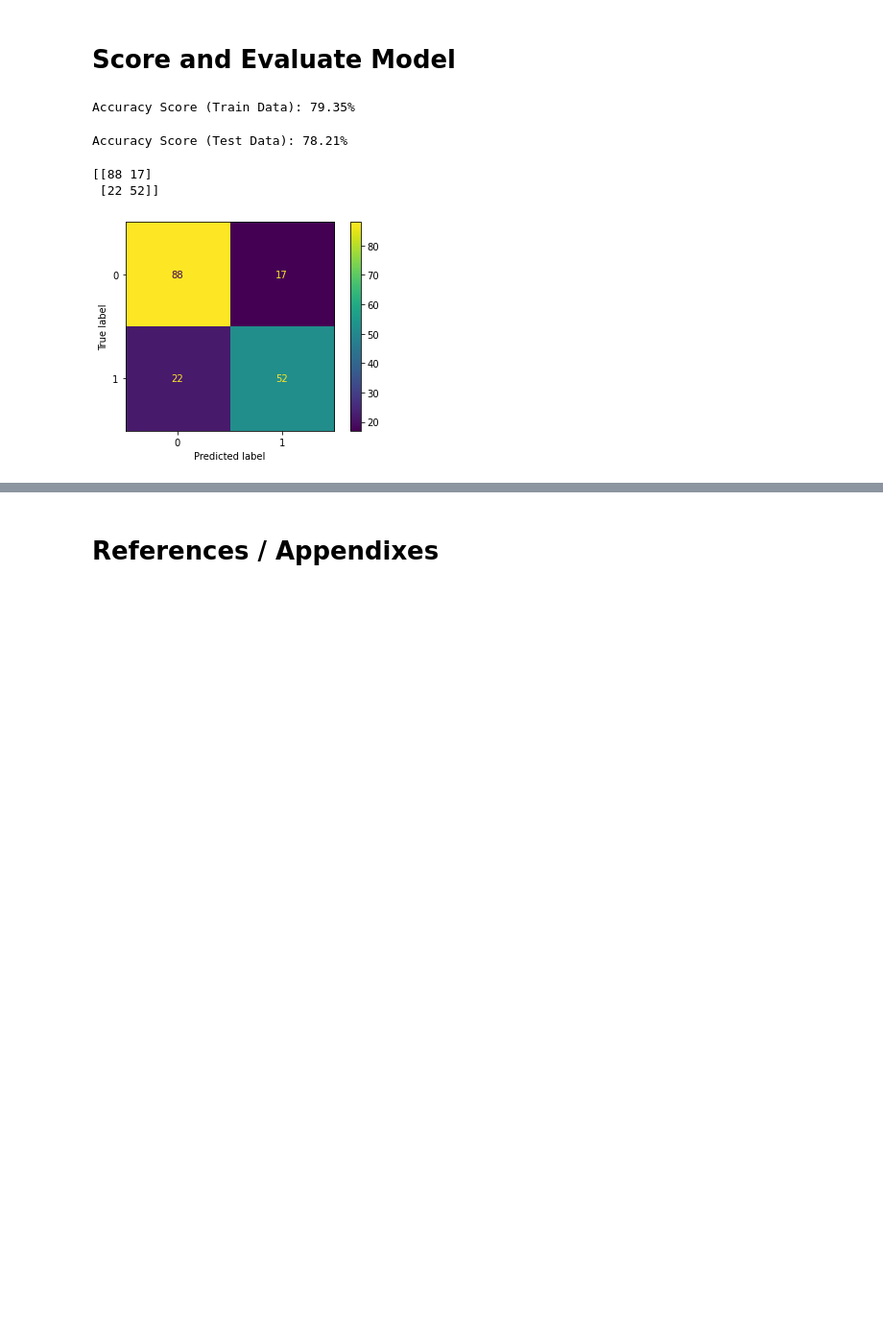
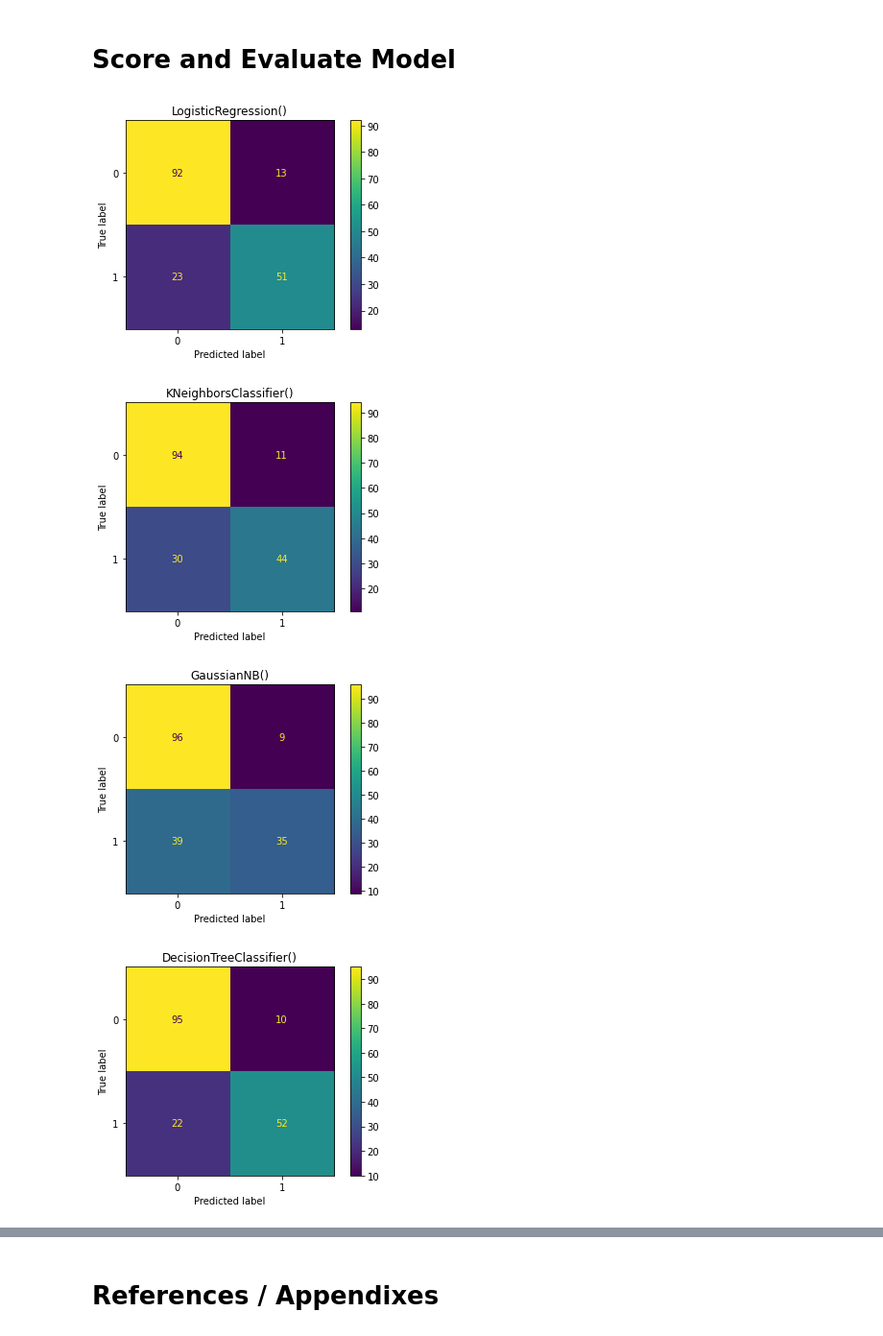
Before and after one commit to kelv-yap/sp_dsai_machine_learning, a Jupyter notebook: classification/classification.ipynb, the cells around one changed output, grey strips where cells are left out. Shown at 96% size. Drawn from its saved outputs; the diff is of its cells as text; code cells hidden in the pictures; blank space fills up the shorter version.

Commit message:
Loop 5 models

```diff
--- a/classification/classification.ipynb
+++ b/classification/classification.ipynb
@@ -183,7 +194,7 @@ LogisticRegression(multi_class='multinomial', solver='newton-cg')
 # %% [markdown]
 ## 2. K-Nearest Neighbour
 # %%
-from sklearn.neighbors import KNeighborsClassifier
+# from sklearn.neighbors import KNeighborsClassifier
 
-model = KNeighborsClassifier()
-model.fit(X_train, y_train)
+# model = KNeighborsClassifier()
+# model.fit(X_train, y_train)
@@ -192,7 +201,7 @@ KNeighborsClassifier()
 # %% [markdown]
 ## 3. Navie Bayes
 # %%
-from sklearn.naive_bayes import GaussianNB
+# from sklearn.naive_bayes import GaussianNB
 
-model = GaussianNB()
-model.fit(X_train, y_train)
+# model = GaussianNB()
+# model.fit(X_train, y_train)
@@ -201,7 +208,7 @@ GaussianNB()
 # %% [markdown]
 ## 4. Classification Tree
 # %%
-from sklearn.tree import DecisionTreeClassifier
+# from sklearn.tree import DecisionTreeClassifier
 
-model = DecisionTreeClassifier()
-model.fit(X_train, y_train)
+# model = DecisionTreeClassifier()
+# model.fit(X_train, y_train)
@@ -210,7 +215,7 @@ DecisionTreeClassifier()
 # %% [markdown]
 ## 5. Support Vector Classifier
 # %%
-from sklearn.svm import SVC
+# from sklearn.svm import SVC
 
-model = SVC()
-model.fit(X_train, y_train)
+# model = SVC()
+# model.fit(X_train, y_train)
@@ -225,5 +286,0 @@ y_predict = model.predict(X_train)
-# %%
-from sklearn.metrics import accuracy_score
-print("Accuracy Score (Train Data): {:.2f}%".format(accuracy_score(y_train, y_predict)*100))
-# %% [output]
-Accuracy Score (Train Data): 79.35%
@@ -232,19 +287,15 @@ y_predict = model.predict(X_test)
-# %%
-from sklearn.metrics import accuracy_score
-print("Accuracy Score (Test Data): {:.2f}%".format(accuracy_score(y_test, y_predict)*100))
-# %% [output]
-Accuracy Score (Test Data): 78.21%
-# %%
-from sklearn.metrics import confusion_matrix
-cm = confusion_matrix(y_test, y_predict)
-print(cm)
-# %% [output]
-[[88 17]
- [22 52]]
 # %%
 from sklearn.metrics import plot_confusion_matrix
 
-plot_confusion_matrix(model, X_test, y_test)
-plt.show()
+for i in models:
+    # Fit Training Data to model selected
+    model = i
+
+    plot_confusion_matrix(model, X_test, y_test)
+    plt.title(model)
+    plt.show()
 # %% [output]
-[figure, old version]
+[figure, new version]
+[figure, added]
+[figure, added]
+[figure, added]
```
Also changed, not shown: parts of 21 cells of this notebook.
